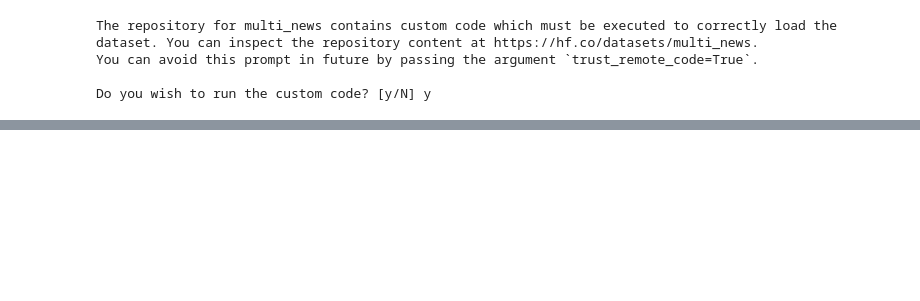
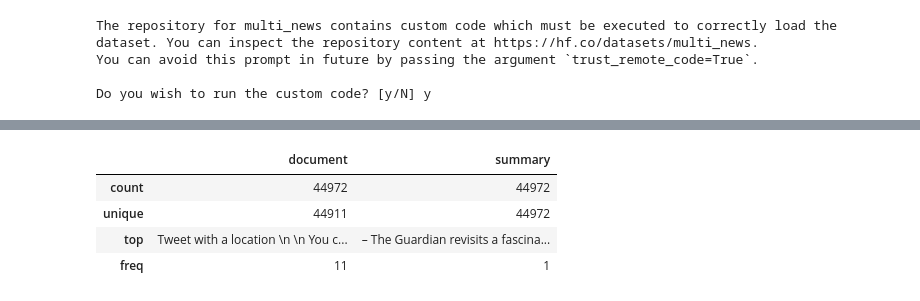
Before and after one commit to LeonFall3/LHL-LLM, a Jupyter notebook: notebooks/1-preprocessing.ipynb, the cells around one changed output, grey strips where cells are left out. Drawn from its saved outputs; the diff is of its cells as text; code cells hidden in the pictures; blank space fills up the shorter version.

```diff
--- a/notebooks/1-preprocessing.ipynb
+++ b/notebooks/1-preprocessing.ipynb
@@ -12,0 +60,8 @@ Do you wish to run the custom code? [y/N] y
+# %%
+df_train.describe()
+# %% [output]
+|  | document | summary |
+| count | 44972 | 44972 |
+| unique | 44911 | 44972 |
+| top | Tweet with a location \n \n You c... | – The Guardian revisits a fascina... |
+| freq | 11 | 1 |
```
Also changed, not shown: parts of 10 cells of this notebook.
